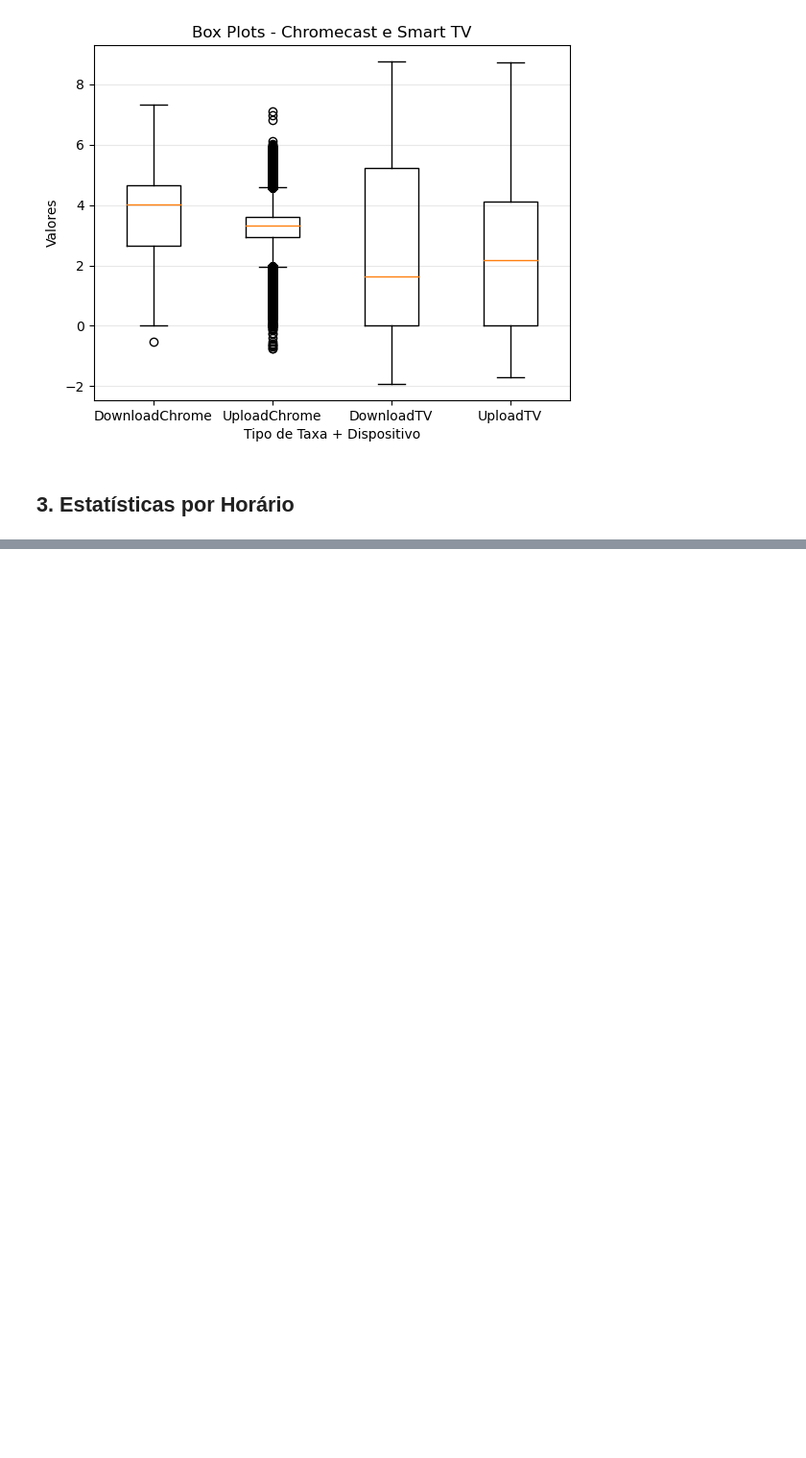
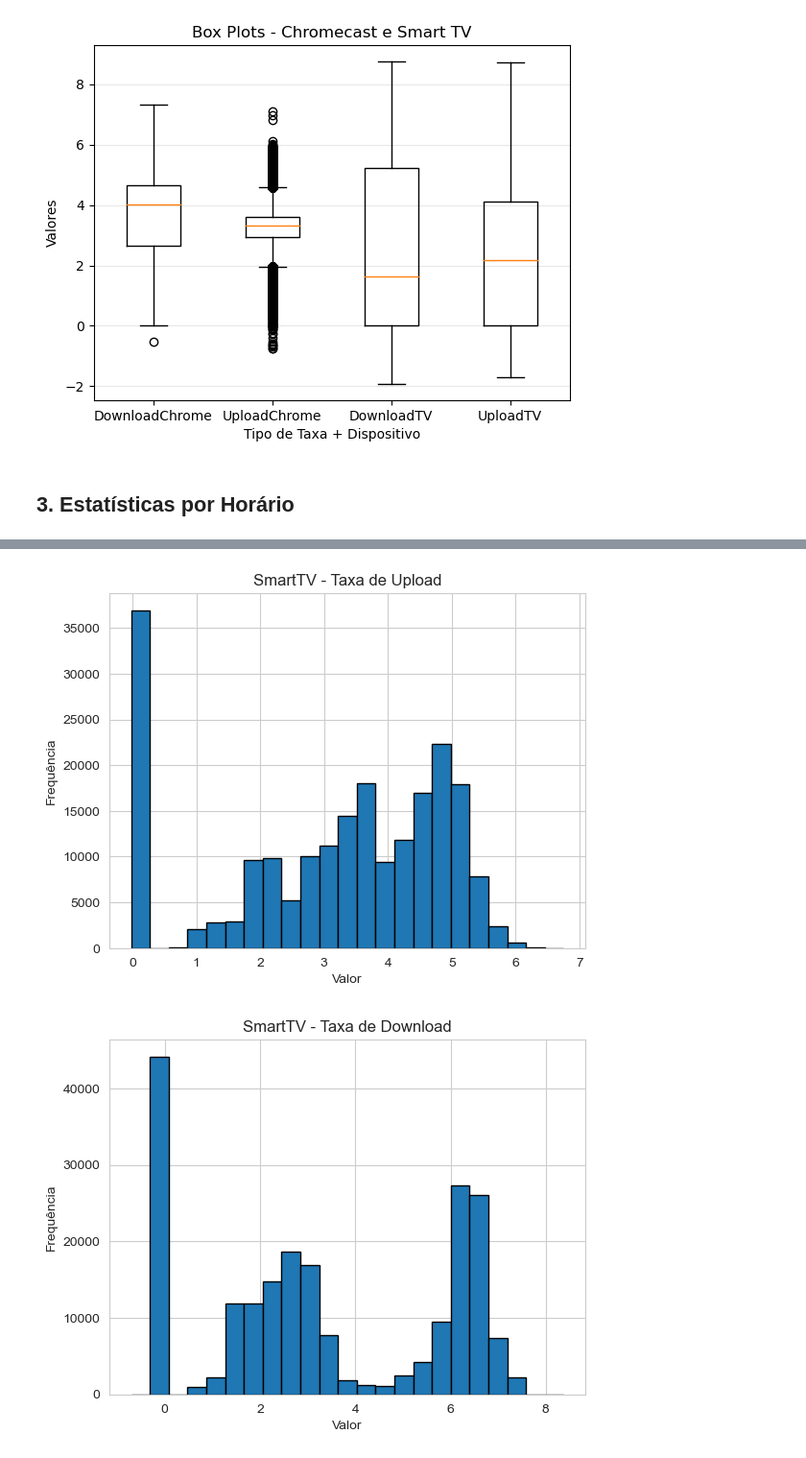
Before and after one commit to carol-santiago/Estat-stica-Projeto-Final, a Jupyter notebook: main.ipynb, the cells around one changed output, grey strips where cells are left out. Shown at 96% size. Drawn from its saved outputs; the diff is of its cells as text; code cells hidden in the pictures; blank space fills up the shorter version.

```diff
--- a/main.ipynb
+++ b/main.ipynb
@@ -209,0 +277,25 @@ plot_hourly_boxplots(df_smarttv, 'SmartTV', 'bytes_down')
+# %%
+def pltHMT(df, device_type, col, HMT):
+    # Filtra os dados para o dispositivo e métrica específicos
+    condition = df['date_hour'].dt.hour == HMT
+    df_filtered = df[condition]
+
+    # Plota o histograma
+    num_bins = int(1 + np.log2(len(df[col])))
+    label = 'Taxa de Download' if col == 'bytes_down' else 'Taxa de Upload'
+    plt.hist(df_filtered[col], bins=num_bins, edgecolor='black')
+    plt.title(f'{device_type} - {label}')
+    plt.xlabel('Valor')
+    plt.ylabel('Frequência')
+
+    plt.savefig(f'output_data/4_stats/hist_{device_type}_{col}.png')
+    plt.show()
+
+# Exemplo de uso
+pltHMT(df_smarttv, 'SmartTV', 'bytes_up', HMT_smarttv_up)
+pltHMT(df_smarttv, 'SmartTV', 'bytes_down', HMT_smarttv_down)
+pltHMT(df_chromecast, 'Chromecast', 'bytes_up', HMT_chromecast_up)
+pltHMT(df_chromecast, 'Chromecast', 'bytes_down', HMT_chromecast_down)
+# %% [output]
+[figure, added]
+[figure, added]
```
Also changed, not shown: parts of 14 cells of this notebook, 16 other files.
